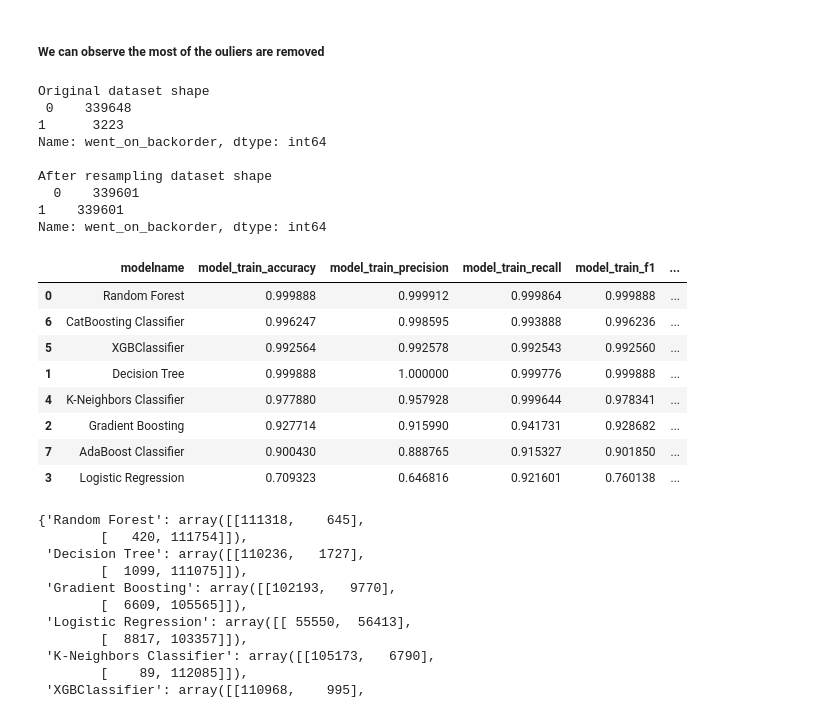
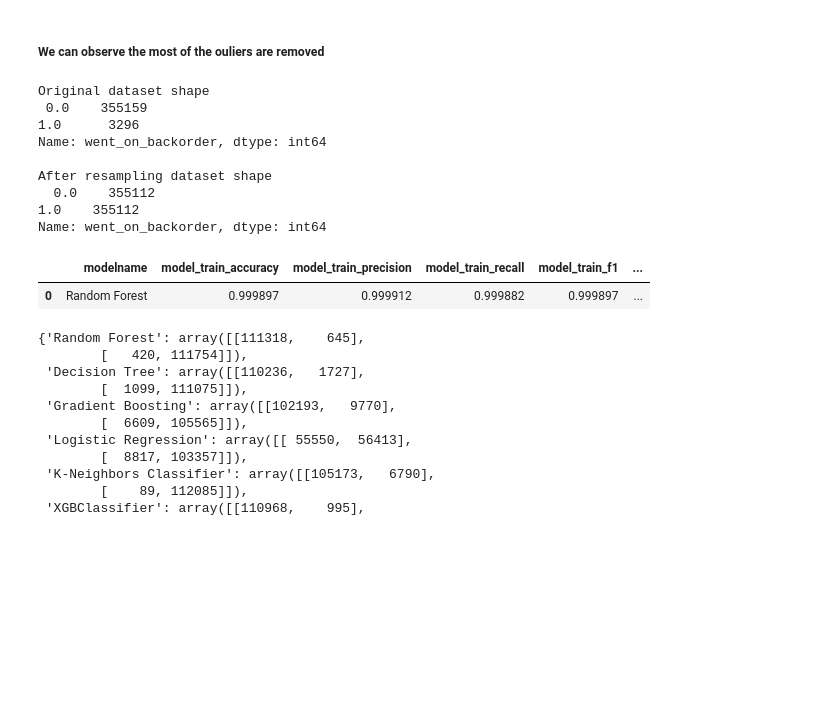
Before and after one commit to medashabari/BackorderPrediction, a Jupyter notebook: notebook/back-order-prediction.ipynb, the cells around one changed output. Cells and saved outputs as stored; diff of their text form; code cells hidden in the pictures; blank space fills up the shorter version.

```diff
--- a/notebook/back-order-prediction.ipynb
+++ b/notebook/back-order-prediction.ipynb
@@ -552,6 +529,15 @@ conf_mat0
         [ 10870, 101415]])}
 # %% [markdown]
 ## Strategy - 2 Performing Robust Scaling and Handling the imbalance Data and imputing null values null values with median
+# %%
+df_copy = dataset.copy()
+# %%
+from sklearn.preprocessing import OrdinalEncoder
+o = OrdinalEncoder()
+df_copy[categorical_features]=o.fit_transform(df_copy[categorical_features])
+# %%
+X = df_copy.drop('went_on_backorder',axis=1)
+y = df_copy.went_on_backorder
 # %%
 median_robust_pipeline = Pipeline(steps=[
     ('imputer', SimpleImputer(strategy='median')),
@@ -605,29 +591,22 @@ print('Original dataset shape \n',y.value_counts())
 print('\nAfter resampling dataset shape \n ',y_res.value_counts())
 # %% [output]
 Original dataset shape
- 0    339648
-1      3223
+ 0.0    355159
+1.0      3296
 Name: went_on_backorder, dtype: int64
 
 After resampling dataset shape
-  0    339601
-1    339601
+  0.0    355112
+1.0    355112
 Name: went_on_backorder, dtype: int64
 # %%
 ## Model Bulding
 
-report,conf_mat=evaluate_models(X_res,y_res,models)
+report,conf_mat=evaluate_models(X_res,y_res,{"Random Forest": RandomForestClassifier()})
 report
 # %% [output]
 |  | modelname | model_train_accuracy | model_train_precision | model_train_recall | model_train_f1 | ... |
-| 0 | Random Forest | 0.999888 | 0.999912 | 0.999864 | 0.999888 | ... |
-| 6 | CatBoosting Classifier | 0.996247 | 0.998595 | 0.993888 | 0.996236 | ... |
-| 5 | XGBClassifier | 0.992564 | 0.992578 | 0.992543 | 0.992560 | ... |
-| 1 | Decision Tree | 0.999888 | 1.000000 | 0.999776 | 0.999888 | ... |
-| 4 | K-Neighbors Classifier | 0.977880 | 0.957928 | 0.999644 | 0.978341 | ... |
-| 2 | Gradient Boosting | 0.927714 | 0.915990 | 0.941731 | 0.928682 | ... |
-| 7 | AdaBoost Classifier | 0.900430 | 0.888765 | 0.915327 | 0.901850 | ... |
-| 3 | Logistic Regression | 0.709323 | 0.646816 | 0.921601 | 0.760138 | ... |
+| 0 | Random Forest | 0.999897 | 0.999912 | 0.999882 | 0.999897 | ... |
 # %%
 conf_mat
 # %% [output]
```
Also changed, not shown: parts of 5 cells of this notebook, 4 other files.
